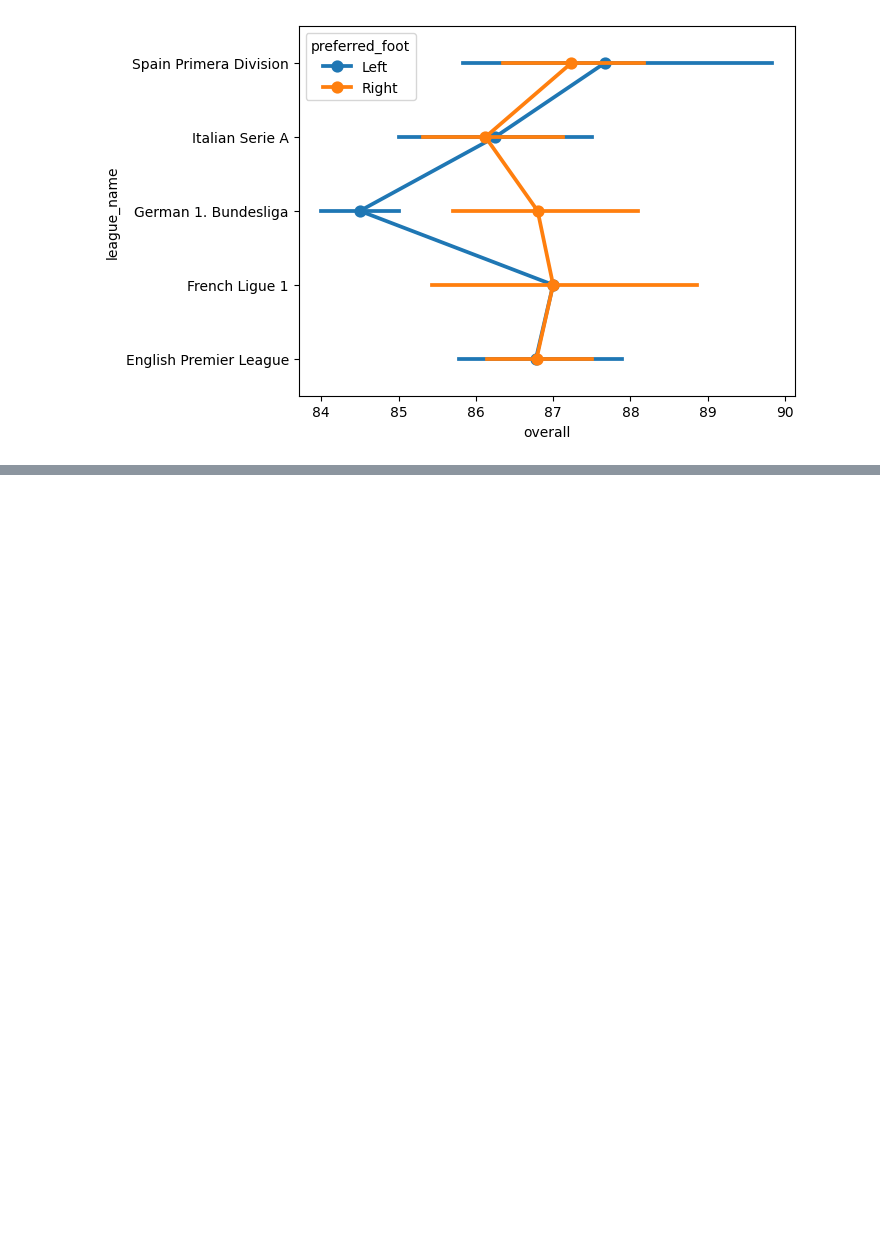
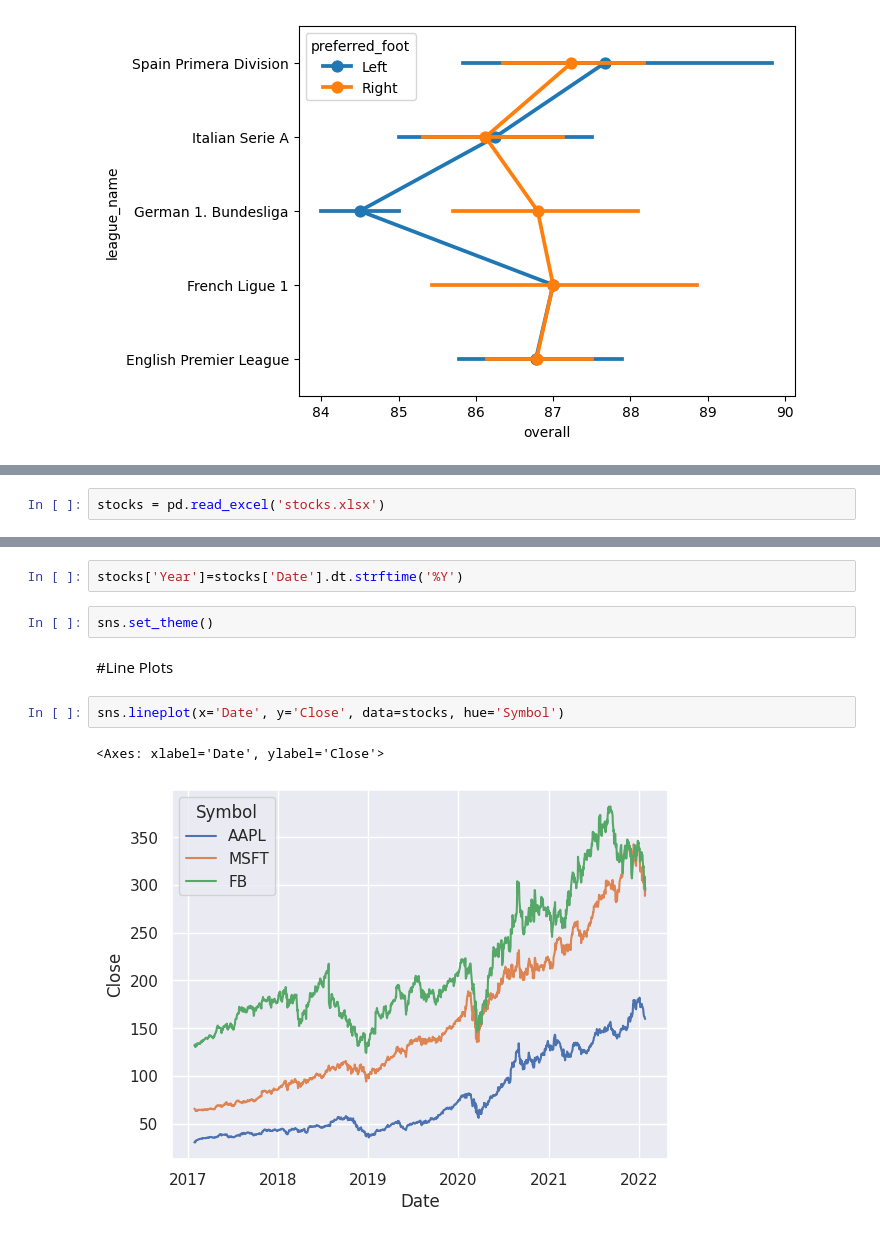
Before and after one commit to KeerthanaSistla/Python-for-Data-Analysis-Visualization, a Jupyter notebook: Seaborn.ipynb, the cells around one changed output, grey strips where cells are left out. Cells and saved outputs as stored; diff of their text form; blank space fills up the shorter version.

```diff
--- a/Seaborn.ipynb
+++ b/Seaborn.ipynb
@@ -197,0 +206,2 @@ sns.pointplot(x=players['overall'], hue=players['preferred_foot'], y = players['
+# %%
+stocks = pd.read_excel('stocks.xlsx')
@@ -197,0 +217,11 @@ sns.pointplot(x=players['overall'], hue=players['preferred_foot'], y = players['
+# %%
+stocks['Year']=stocks['Date'].dt.strftime('%Y')
+# %%
+sns.set_theme()
+# %% [markdown]
+#Line Plots
+# %%
+sns.lineplot(x='Date', y='Close', data=stocks, hue='Symbol')
+# %% [output]
+<Axes: xlabel='Date', ylabel='Close'>
+[figure, added]
```
Also changed, not shown: parts of 7 cells of this notebook.
